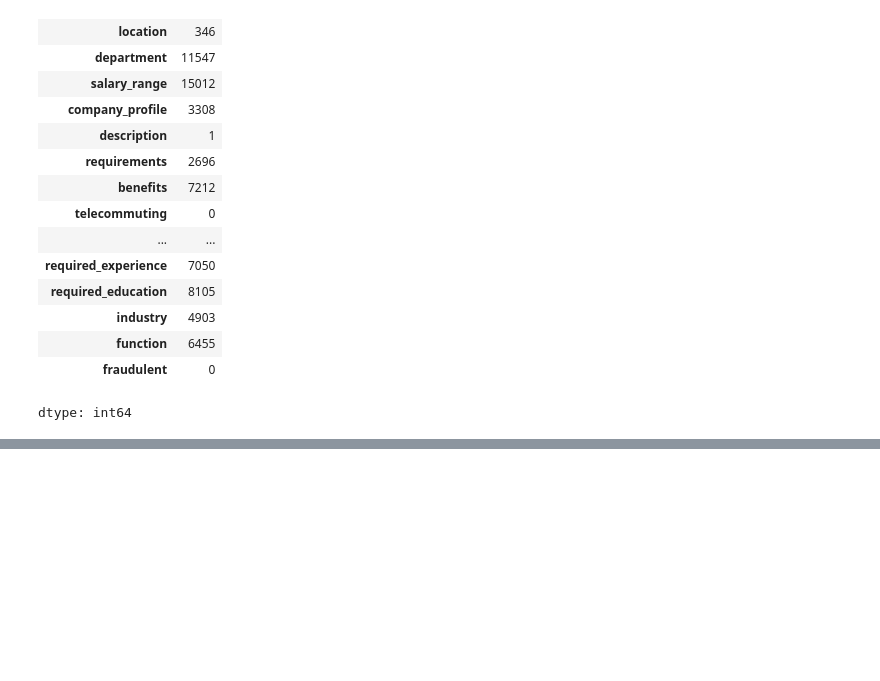
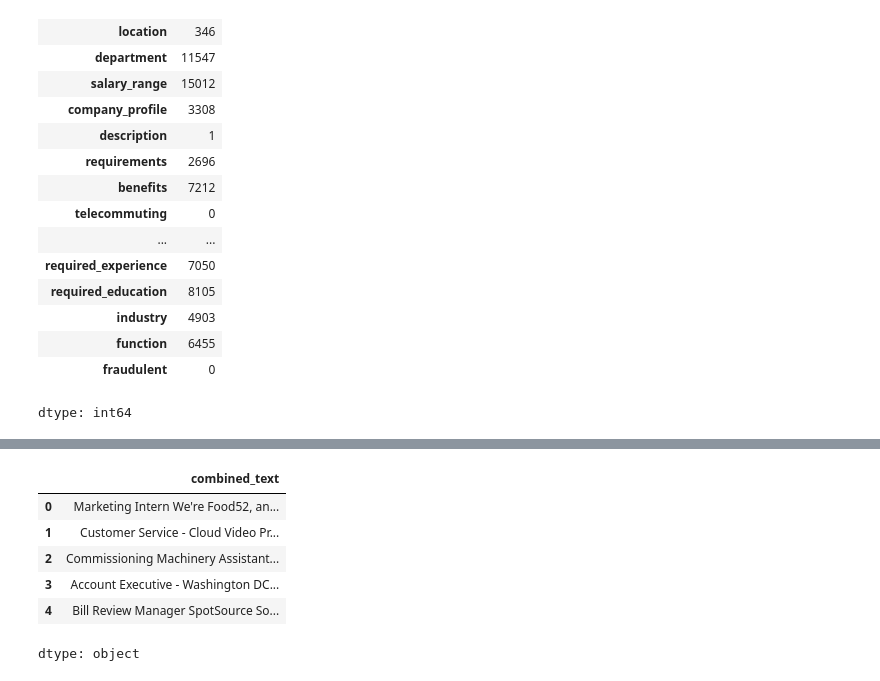
Before and after one commit to palakkhandelwal22/AI-Job-Scam-Detector, a Jupyter notebook: Dataset_Exploration.ipynb, the cells around one changed output, grey strips where cells are left out. Saved outputs shown, nothing was run; the diff lists cells and outputs as text; code cells hidden in the pictures; blank space fills up the shorter version.

```diff
--- a/Dataset_Exploration.ipynb
+++ b/Dataset_Exploration.ipynb
@@ -121,0 +257,18 @@ dtype: int64
+# %%
+data['combined_text'] = (
+    data['title'].astype(str) + " " +
+    data['company_profile'].astype(str) + " " +
+    data['description'].astype(str) + " " +
+    data['requirements'].astype(str) + " " +
+    data['benefits'].astype(str)
+)
+# %%
+data['combined_text'].head()
+# %% [output]
+|  | combined_text |
+| 0 | Marketing Intern We're Food52, an... |
+| 1 | Customer Service - Cloud Video Pr... |
+| 2 | Commissioning Machinery Assistant... |
+| 3 | Account Executive - Washington DC... |
+| 4 | Bill Review Manager SpotSource So... |
+dtype: object
```
Also changed, not shown: parts of 14 cells of this notebook.
